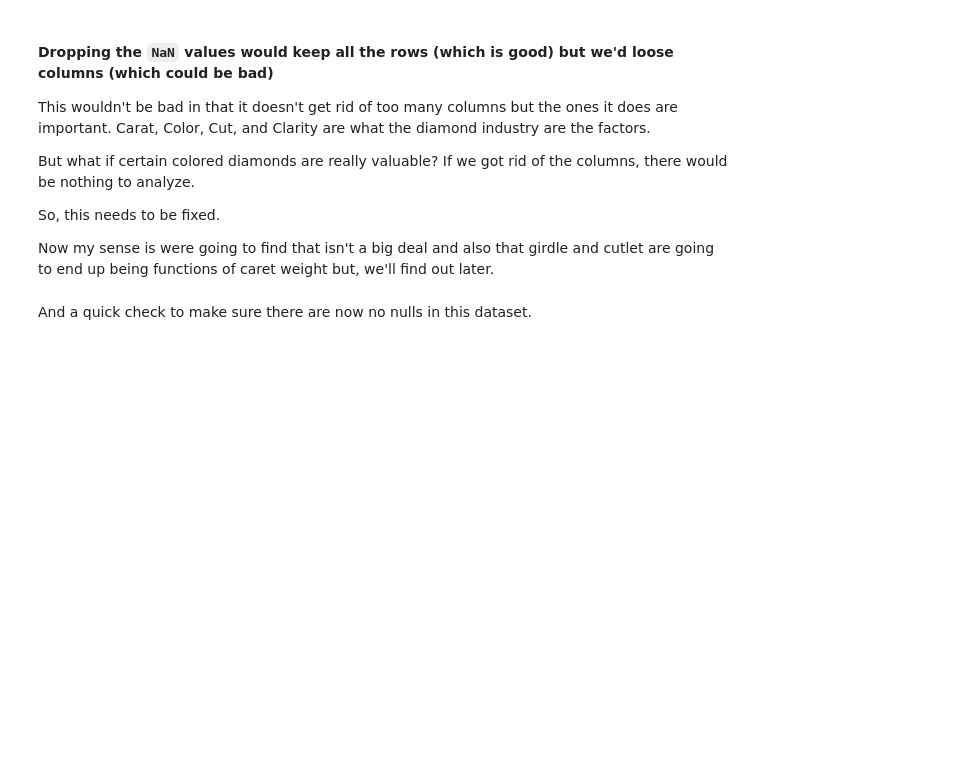
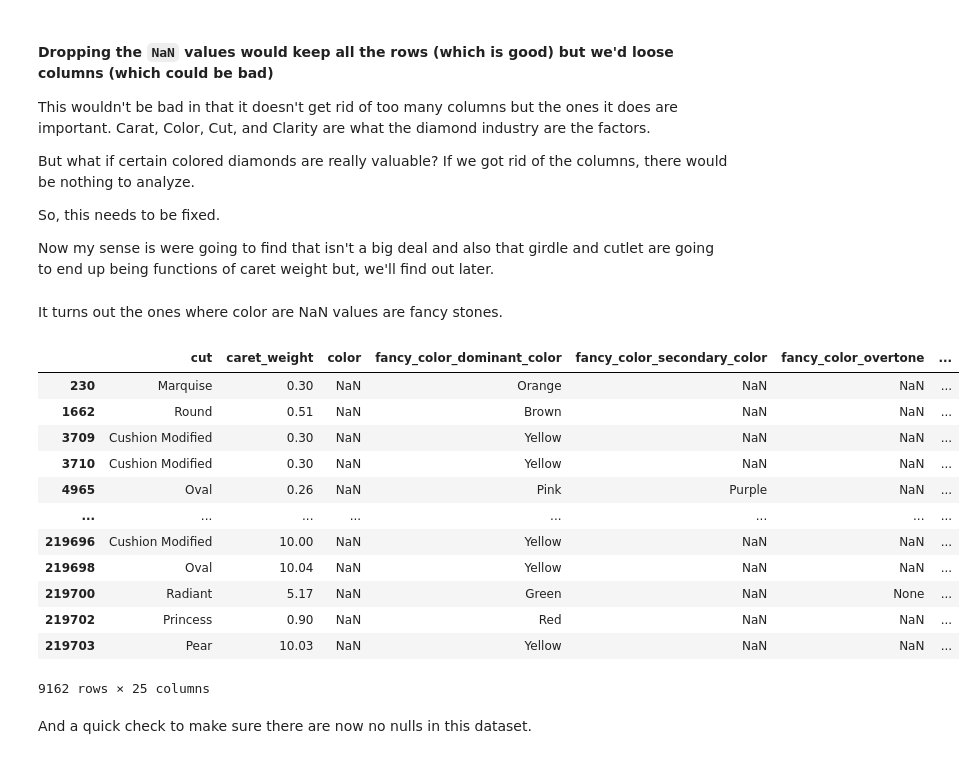
Before and after one commit to Little-PyProjects/Bees, a Jupyter notebook: Diamonds/notebooks/DataWrangling.ipynb, the cells around one changed output. Saved outputs shown, nothing was run; the diff lists cells and outputs as text; code cells hidden in the pictures; blank space fills up the shorter version.

```diff
--- a/Diamonds/notebooks/DataWrangling.ipynb
+++ b/Diamonds/notebooks/DataWrangling.ipynb
@@ -203,4 +202,22 @@ But what if certain colored diamonds are really valuable? If we got rid of the c
 So, this needs to be fixed.
 
 Now my sense is were going to find that isn't a big deal and also that girdle and cutlet are going to end up being functions of caret weight but, we'll find out later.
+# %% [markdown]
+It turns out the ones where color are NaN values are fancy stones.
+# %%
+df[df['color'].isnull()]
+# %% [output]
+|  | cut | caret_weight | color | fancy_color_dominant_color | fancy_color_secondary_color | fancy_color_overtone | ... |
+| 230 | Marquise | 0.30 | NaN | Orange | NaN | NaN | ... |
+| 1662 | Round | 0.51 | NaN | Brown | NaN | NaN | ... |
+| 3709 | Cushion Modified | 0.30 | NaN | Yellow | NaN | NaN | ... |
+| 3710 | Cushion Modified | 0.30 | NaN | Yellow | NaN | NaN | ... |
+| 4965 | Oval | 0.26 | NaN | Pink | Purple | NaN | ... |
+| ... | ... | ... | ... | ... | ... | ... | ... |
+| 219696 | Cushion Modified | 10.00 | NaN | Yellow | NaN | NaN | ... |
+| 219698 | Oval | 10.04 | NaN | Yellow | NaN | NaN | ... |
+| 219700 | Radiant | 5.17 | NaN | Green | NaN | None | ... |
+| 219702 | Princess | 0.90 | NaN | Red | NaN | NaN | ... |
+| 219703 | Pear | 10.03 | NaN | Yellow | NaN | NaN | ... |
+9162 rows × 25 columns
 # %%
```
Also changed, not shown: parts of 8 cells of this notebook.
